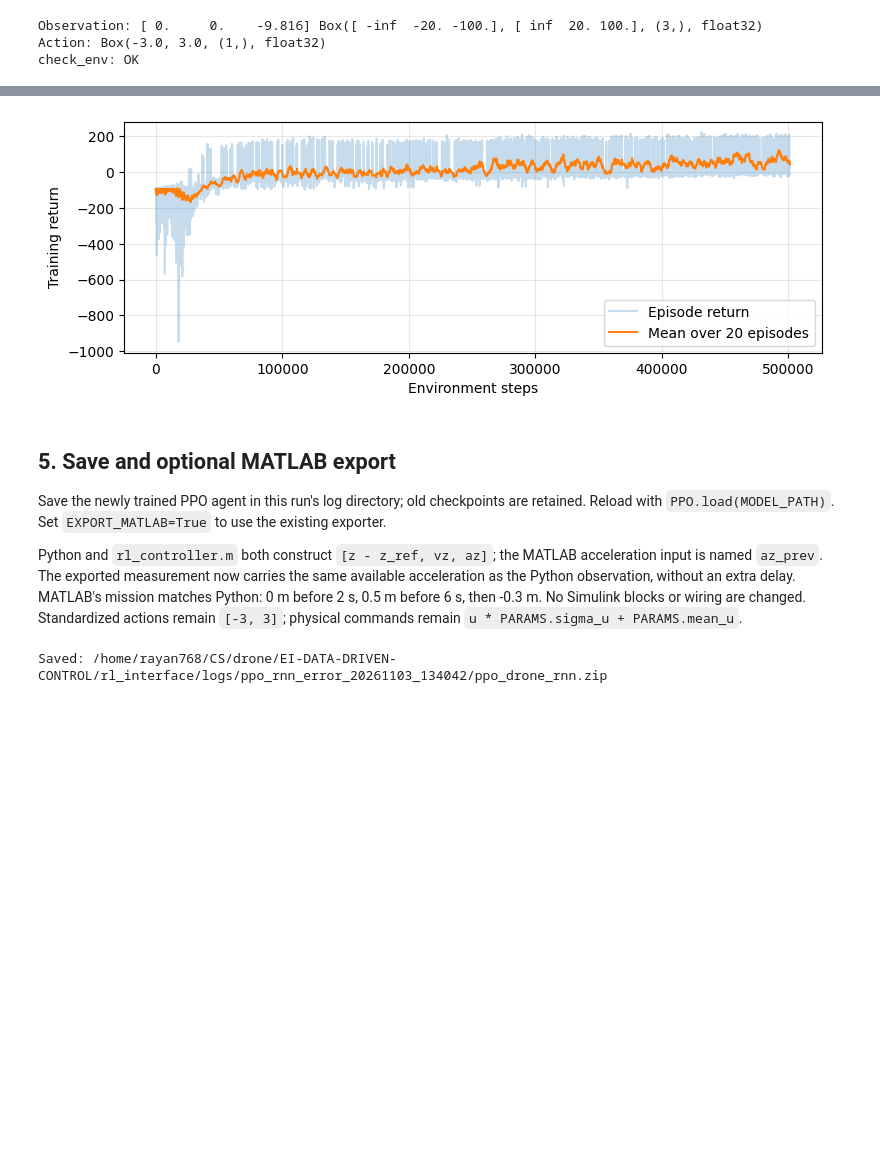
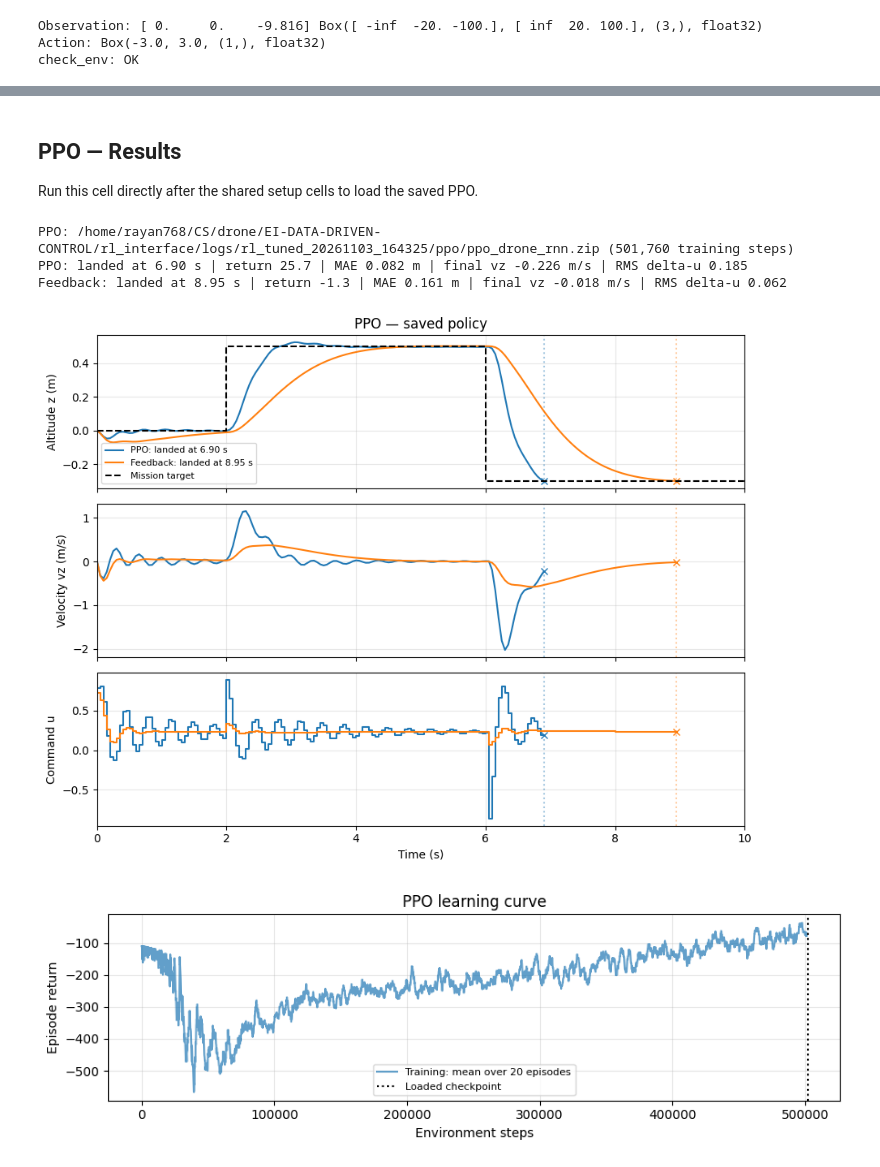
Before and after one commit to Rayan76q/EI-DATA-DRIVEN-CONTROL, a Jupyter notebook: rl_interface/rl.ipynb, the cells around one changed output, grey strips where cells are left out. Drawn from its saved outputs; the diff is of its cells as text; code cells hidden in the pictures; blank space fills up the shorter version.

```diff
--- a/rl_interface/rl.ipynb
+++ b/rl_interface/rl.ipynb
@@ -174,13 +252,13 @@ Each run uses a separate log directory for its checkpoint and episode returns.
 # %%
-train_env = make_vec_env(
-    lambda: DroneEnv(rnn_model=acceleration_rnn), n_envs=10, seed=SEED, monitor_dir=str(LOG_DIR)
+ppo_env = make_vec_env(
+    lambda: DroneEnv(rnn_model=acceleration_rnn),
+    n_envs=10, seed=SEED, monitor_dir=str(PPO_DIR),
 )
-agent = PPO(
-    "MlpPolicy", train_env, seed=SEED, device="cpu",
-    learning_rate=1e-4, n_steps=256, batch_size=128, verbose=0,
-)
+agent = PPO("MlpPolicy", ppo_env, seed=SEED, device="cpu", verbose=0, **PPO_PARAMS)
 start = time.perf_counter()
-agent.learn(total_timesteps=TOTAL_TIMESTEPS)
-print(f"Trained for {agent.num_timesteps:,} steps in {time.perf_counter() - start:.1f} s")
-train_env.close()
+agent.learn(total_timesteps=PPO_STEPS)
+PPO_MODEL_PATH = PPO_DIR / "ppo_drone_rnn.zip"
+agent.save(PPO_MODEL_PATH)
+ppo_env.close()
+print(f"PPO: {agent.num_timesteps:,} steps in {time.perf_counter() - start:.1f} s; {PPO_MODEL_PATH}")
 # %% [output]
@@ -252,43 +266,12 @@ PPO            timeout       10.00      37.0       0.1264       0.8853
-# %%
-history = load_results(str(LOG_DIR))
-returns = history["r"].to_numpy()
-steps = history["l"].cumsum().to_numpy()
-window = min(20, len(returns))
-
-fig, ax = plt.subplots(figsize=(9, 3))
-ax.plot(steps, returns, alpha=0.25, label="Episode return")
-if window:
-    smoothed = np.convolve(returns, np.ones(window) / window, mode="valid")
-    ax.plot(steps[window - 1:], smoothed, label=f"Mean over {window} episodes")
-ax.set(xlabel="Environment steps", ylabel="Training return")
-ax.grid(alpha=0.3)
-ax.legend()
-plt.show()
-# %% [output]
-[figure, removed]
-# %% [markdown]
-## 5. Save and optional MATLAB export
-
-Save the newly trained PPO agent in this run's log directory; old checkpoints
-are retained. Reload with `PPO.load(MODEL_PATH)`.
-Set `EXPORT_MATLAB=True` to use the existing exporter.
-
-Python and `rl_controller.m` both construct `[z - z_ref, vz, az]`; the MATLAB
-acceleration input is named `az_prev`. The exported measurement now carries
-the same available acceleration as the Python observation, without an extra delay.
-MATLAB's mission matches Python: 0 m before 2 s, 0.5 m before 6 s, then -0.3 m.
-No Simulink blocks or wiring are changed. Standardized actions remain `[-3, 3]`;
-physical commands remain `u * PARAMS.sigma_u + PARAMS.mean_u`.
-# %%
-agent.save(MODEL_PATH)
-print("Saved:", MODEL_PATH.with_suffix(".zip"))
-
-EXPORT_MATLAB = False
-if EXPORT_MATLAB:
-    from export_policy import export_for_matlab
-    export_env = DroneEnv(rnn_model=acceleration_rnn)
-    export_for_matlab(agent, export_env)
-    export_env.close()
-env.close()
-# %% [output]
-Saved: /home/rayan768/CS/drone/EI-DATA-DRIVEN-CONTROL/rl_interface/logs/ppo_rnn_error_20261103_134042/ppo_drone_rnn.zip
+# %% [markdown]
+## PPO — Results
+
+Run this cell directly after the shared setup cells to load the saved PPO.
+# %%
+show_result("PPO", PPO_MODEL_PATH)
+# %% [output]
+PPO: /home/rayan768/CS/drone/EI-DATA-DRIVEN-CONTROL/rl_interface/logs/rl_tuned_20261103_164325/ppo/ppo_drone_rnn.zip (501,760 training steps)
+PPO: landed at 6.90 s | return 25.7 | MAE 0.082 m | final vz -0.226 m/s | RMS delta-u 0.185
+Feedback: landed at 8.95 s | return -1.3 | MAE 0.161 m | final vz -0.018 m/s | RMS delta-u 0.062
+[figure, added]
+[figure, added]
```
Also changed, not shown: parts of 24 cells of this notebook, 1 other file.
